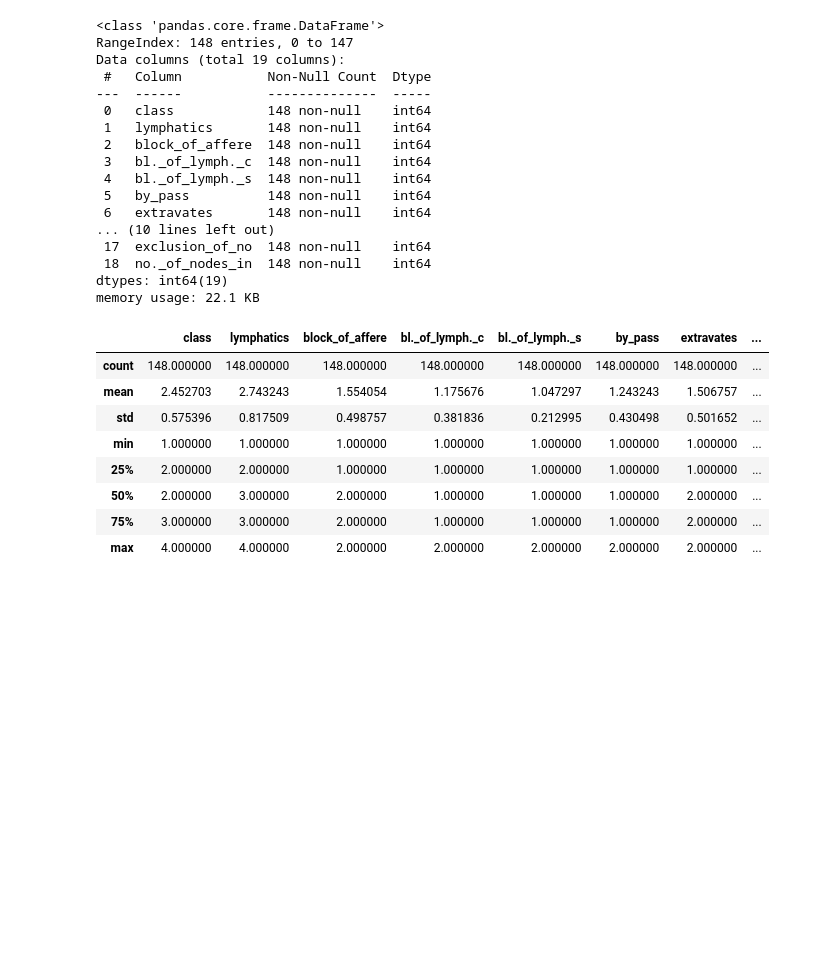
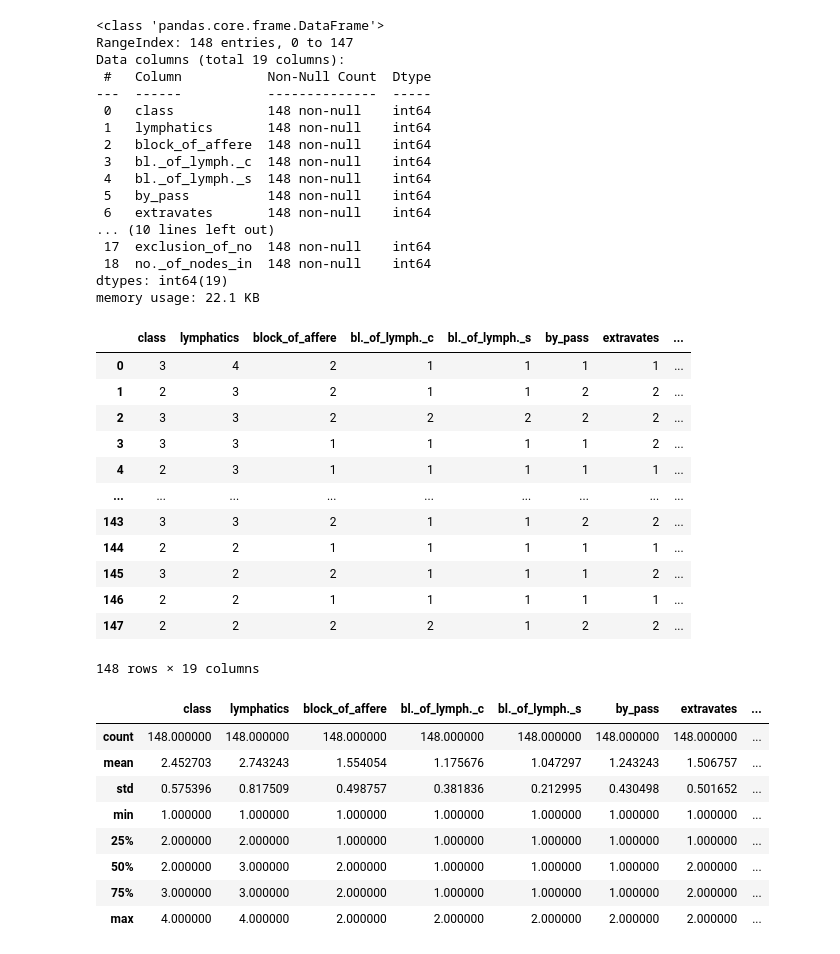
Before and after one commit to patgrace/randomforest, a Jupyter notebook: randomforest.ipynb, the cells around one changed output. Drawn from its saved outputs; the diff is of its cells as text; code cells hidden in the pictures; blank space fills up the shorter version.

```diff
--- a/randomforest.ipynb
+++ b/randomforest.ipynb
@@ -20,26 +20,40 @@ import graphviz
 # %%
 # IMPORT DATASET
 df=pd.read_excel('dataLymphatics.xlsx')
 df.columns = df.columns.str.strip().str.replace('-', '_')
 df.info()
+df
 # %% [output]
 <class 'pandas.core.frame.DataFrame'>
 RangeIndex: 148 entries, 0 to 147
 Data columns (total 19 columns):
  #   Column           Non-Null Count  Dtype
 ---  ------           --------------  -----
  0   class            148 non-null    int64
  1   lymphatics       148 non-null    int64
  2   block_of_affere  148 non-null    int64
  3   bl._of_lymph._c  148 non-null    int64
  4   bl._of_lymph._s  148 non-null    int64
  5   by_pass          148 non-null    int64
  6   extravates       148 non-null    int64
 ... (10 lines left out)
  17  exclusion_of_no  148 non-null    int64
  18  no._of_nodes_in  148 non-null    int64
 dtypes: int64(19)
 memory usage: 22.1 KB
+|  | class | lymphatics | block_of_affere | bl._of_lymph._c | bl._of_lymph._s | by_pass | extravates | ... |
+| 0 | 3 | 4 | 2 | 1 | 1 | 1 | 1 | ... |
+| 1 | 2 | 3 | 2 | 1 | 1 | 2 | 2 | ... |
+| 2 | 3 | 3 | 2 | 2 | 2 | 2 | 2 | ... |
+| 3 | 3 | 3 | 1 | 1 | 1 | 1 | 2 | ... |
+| 4 | 2 | 3 | 1 | 1 | 1 | 1 | 1 | ... |
+| ... | ... | ... | ... | ... | ... | ... | ... | ... |
+| 143 | 3 | 3 | 2 | 1 | 1 | 2 | 2 | ... |
+| 144 | 2 | 2 | 1 | 1 | 1 | 1 | 1 | ... |
+| 145 | 3 | 2 | 2 | 1 | 1 | 1 | 2 | ... |
+| 146 | 2 | 2 | 1 | 1 | 1 | 1 | 1 | ... |
+| 147 | 2 | 2 | 2 | 2 | 1 | 2 | 2 | ... |
+148 rows × 19 columns
 # %%
 # Ringkasan Data
 df.describe()
```
Also changed, not shown: parts of 20 cells of this notebook.
